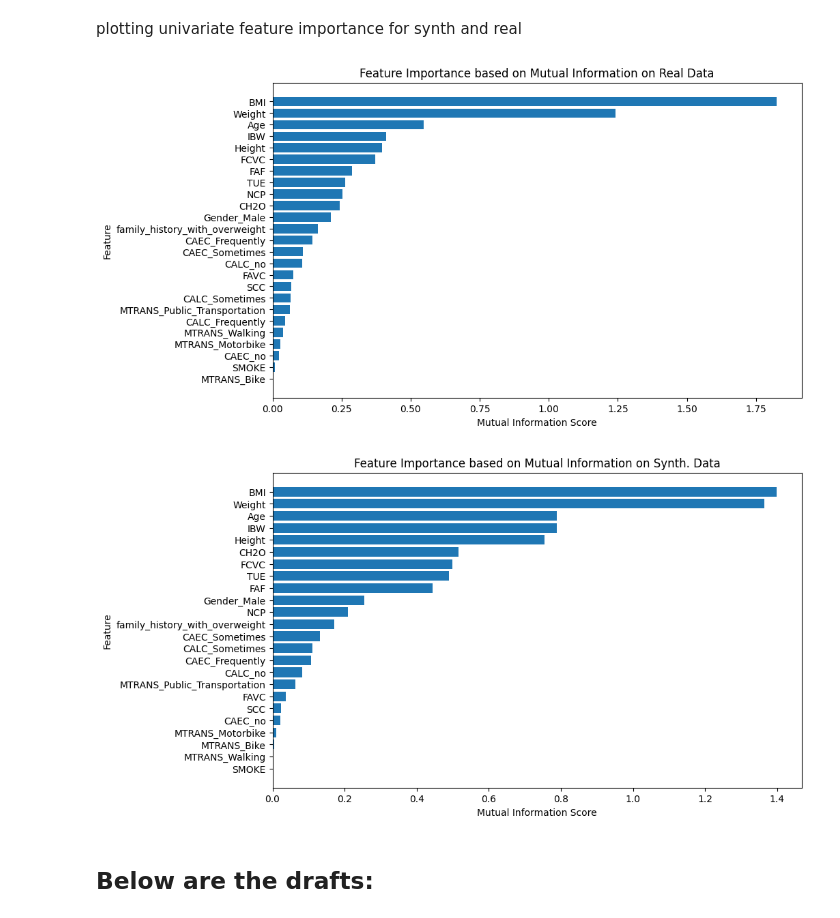
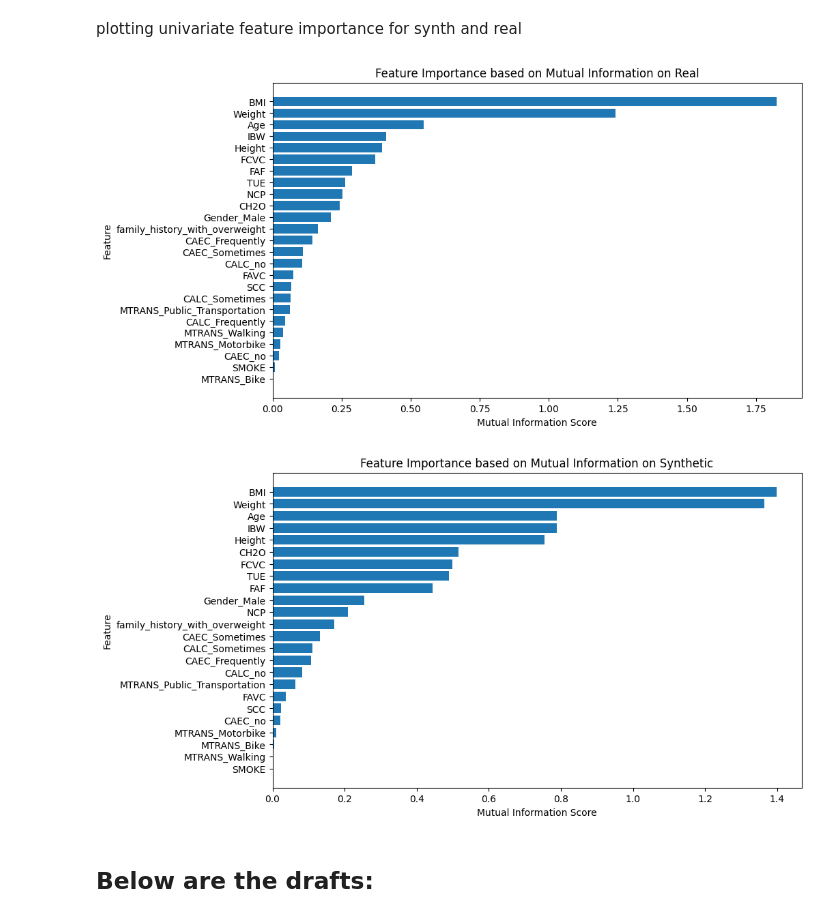
Before and after one commit to EmreYY20/data-mining-project, a Jupyter notebook: deepnote/Multi_Class_Obesity_Risk_Prediction/Group 2 P-D-D.ipynb, the cells around one changed output. Saved outputs shown, nothing was run; the diff lists cells and outputs as text; code cells hidden in the pictures.

```diff
--- a/deepnote/Multi_Class_Obesity_Risk_Prediction/Group 2 P-D-D.ipynb
+++ b/deepnote/Multi_Class_Obesity_Risk_Prediction/Group 2 P-D-D.ipynb
@@ -378,51 +378,44 @@ mi_scores_synth = mutual_info_classif(X_train_synthetic_preprocessed, y_train_sy
 # %% [markdown]
 plotting univariate feature importance for synth and real
 # %%
-mi_df = pd.DataFrame({'Feature': final_real_features_names, 'Mutual Information': mi_scores_real})
+def plot_mi(features, scores, data_name):
+    """
+    plots the Mutual Information Scores in a horizontal bar chart
 
-mi_df = mi_df.sort_values(by='Mutual Information', ascending=False)
+    Parameters:
+        features: list of feature names
+        scores: list of mutual information scores
+        data_name: name of the dataset
 
-# Set figure size
-plt.figure(figsize=(10, 6))
+    Returns:
+        None
+    """
+    mi_df = pd.DataFrame({'Feature': features, 'Mutual Information': scores})
 
-# Plot horizontal bars
-plt.barh(mi_df['Feature'], mi_df['Mutual Information'])
+    mi_df = mi_df.sort_values(by='Mutual Information', ascending=False)
 
-# Add labels
-plt.xlabel('Mutual Information Score')
-plt.ylabel('Feature')
-plt.title('Feature Importance based on Mutual Information on Real Data')
+    # Set figure size
+    plt.figure(figsize=(10, 6))
 
-# Flip the y-axis (highest score at the top)
-plt.gca().invert_yaxis()
+    # Plot horizontal bars
+    plt.barh(mi_df['Feature'], mi_df['Mutual Information'])
 
-# Show the plot
-plt.show()
+    # Add labels
+    plt.xlabel('Mutual Information Score')
+    plt.ylabel('Feature')
+    plt.title(f'Feature Importance based on Mutual Information on {data_name}')
+
+    # Flip the y-axis (highest score at the top)
+    plt.gca().invert_yaxis()
+
+    # Show the plot
+    plt.show()
-# %% [output]
-[figure, removed]
-# %%
-mi_df = pd.DataFrame({'Feature': final_synth_features_names, 'Mutual Information': mi_scores_synth})
-
-mi_df = mi_df.sort_values(by='Mutual Information', ascending=False)
-
-# Set figure size
-plt.figure(figsize=(10, 6))
-
-# Plot horizontal bars
-plt.barh(mi_df['Feature'], mi_df['Mutual Information'])
-
-# Add labels
-plt.xlabel('Mutual Information Score')
-plt.ylabel('Feature')
-plt.title('Feature Importance based on Mutual Information on Synth. Data')
-
-# Flip the y-axis (highest score at the top)
-plt.gca().invert_yaxis()
-
-# Show the plot
-plt.show()
-# %% [output]
-[figure, removed]
+# %%
+plot_mi(final_real_features_names, mi_scores_real, 'Real')
+plot_mi(final_synth_features_names, mi_scores_synth, 'Synthetic')
+# %% [output]
+[figure, added]
+[figure, added]
 # %% [markdown]
 ## Below are the drafts:
 # %%
```
Also changed, not shown: parts of 1 cell of this notebook.
